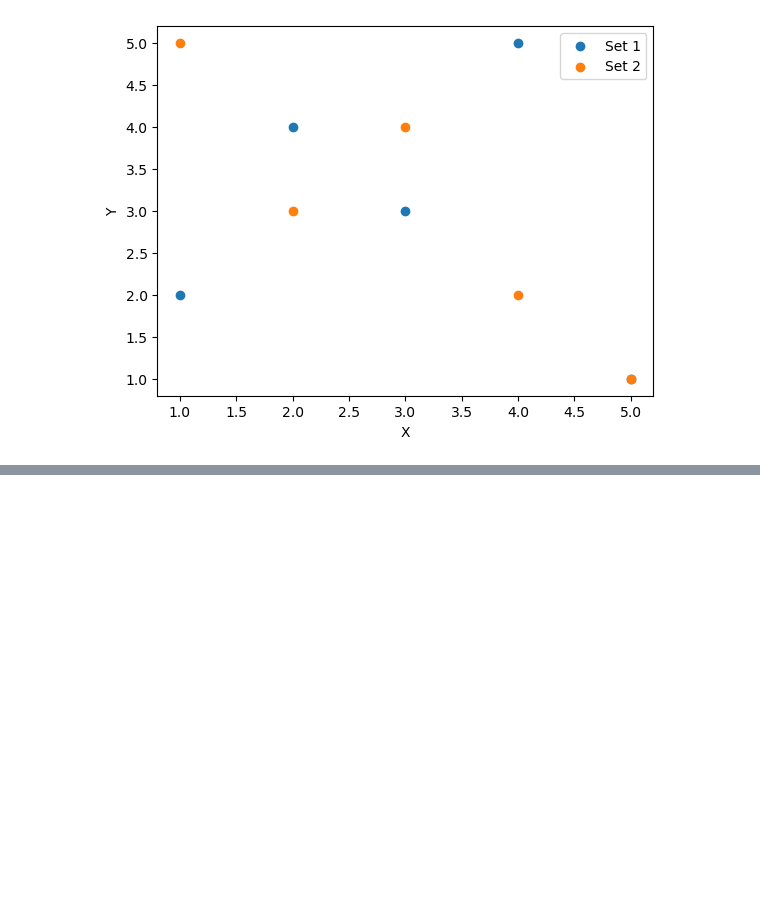
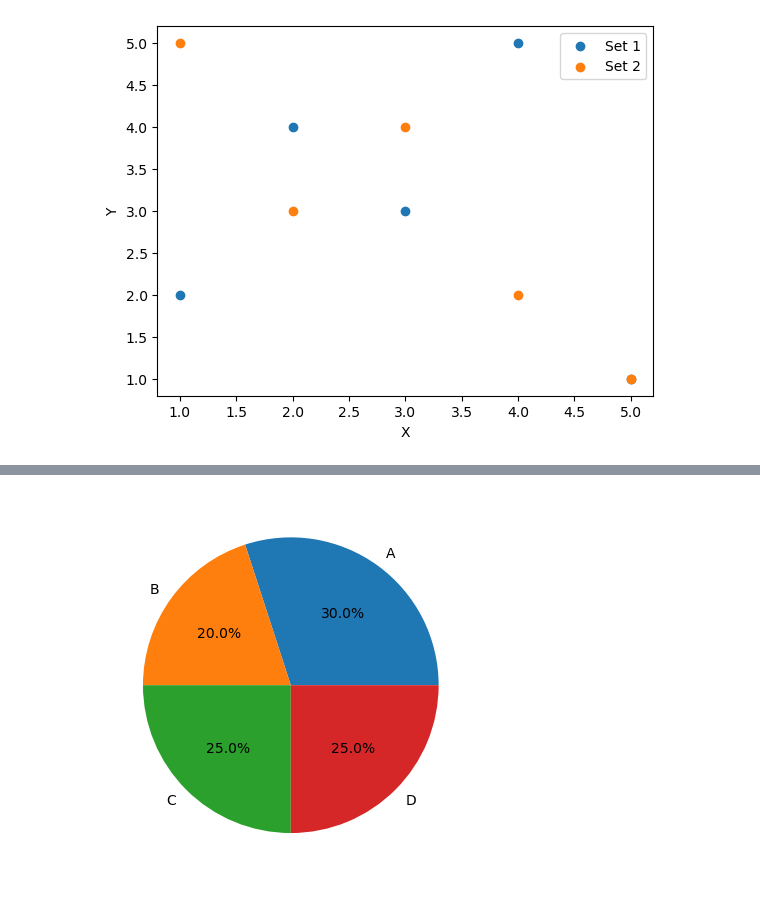
Before and after one commit to mdreduanulhoque/Learning_AI_ML, a Jupyter notebook: Data_Visualization/matplotlib.ipynb, the cells around one changed output, grey strips where cells are left out. Saved outputs shown, nothing was run; the diff lists cells and outputs as text; code cells hidden in the pictures; blank space fills up the shorter version.

```diff
--- a/Data_Visualization/matplotlib.ipynb
+++ b/Data_Visualization/matplotlib.ipynb
@@ -156,0 +167,9 @@ plt.show()
+# %%
+# Adding percentages
+
+plt.pie(sizes,
+    labels=labels,
+    autopct='%1.1f%%') # shows percentage
+plt.show()
+# %% [output]
+[figure, added]
```
Also changed, not shown: parts of 6 cells of this notebook.
